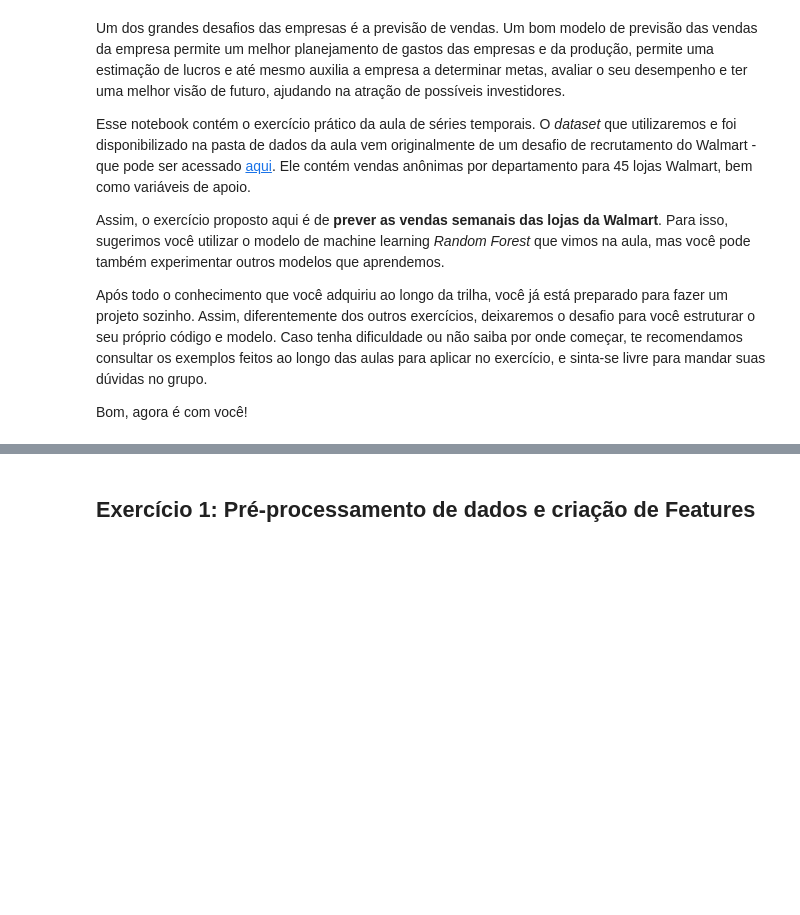
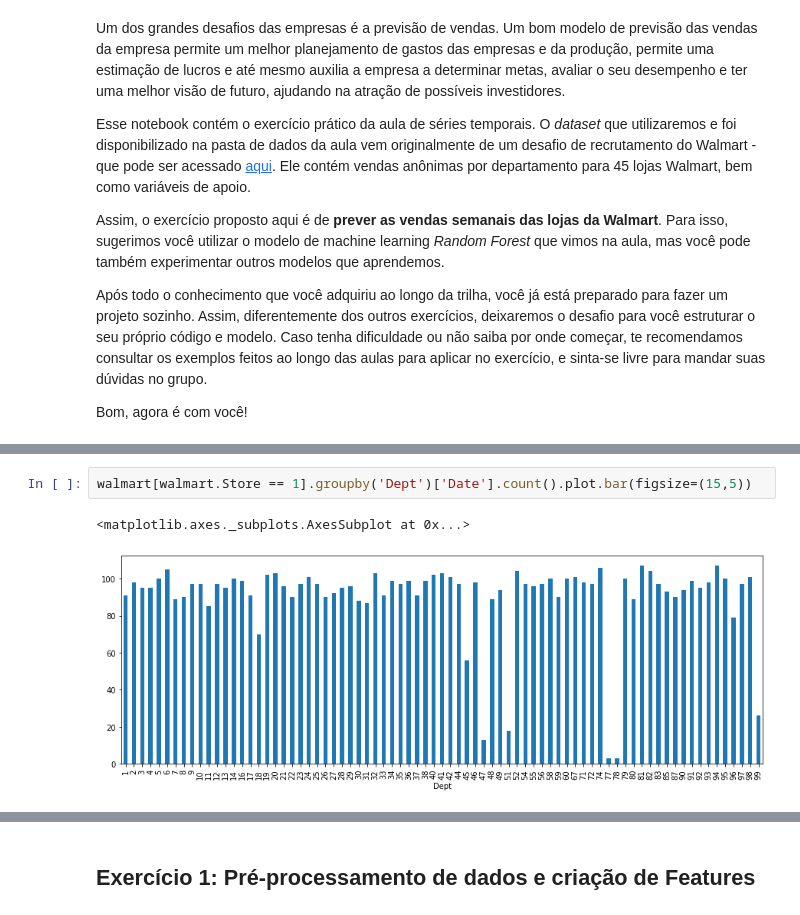
Before and after one commit to wesleydecezere/programa_ds_fc, a Jupyter notebook: Entrega 6 - Séries Temporais/Series_Temporais_Exercicio.ipynb, the cells around one changed output, grey strips where cells are left out. Cells and saved outputs as stored; diff of their text form; blank space fills up the shorter version.

```diff
--- a/Entrega 6 - Séries Temporais/Series_Temporais_Exercicio.ipynb
+++ b/Entrega 6 - Séries Temporais/Series_Temporais_Exercicio.ipynb
@@ -25,0 +71,5 @@ walmart.head()
+# %%
+walmart[walmart.Store == 1].groupby('Dept')['Date'].count().plot.bar(figsize=(15,5))
+# %% [output]
+<matplotlib.axes._subplots.AxesSubplot at 0x...>
+[figure, added]
```
Also changed, not shown: parts of 64 cells of this notebook.
